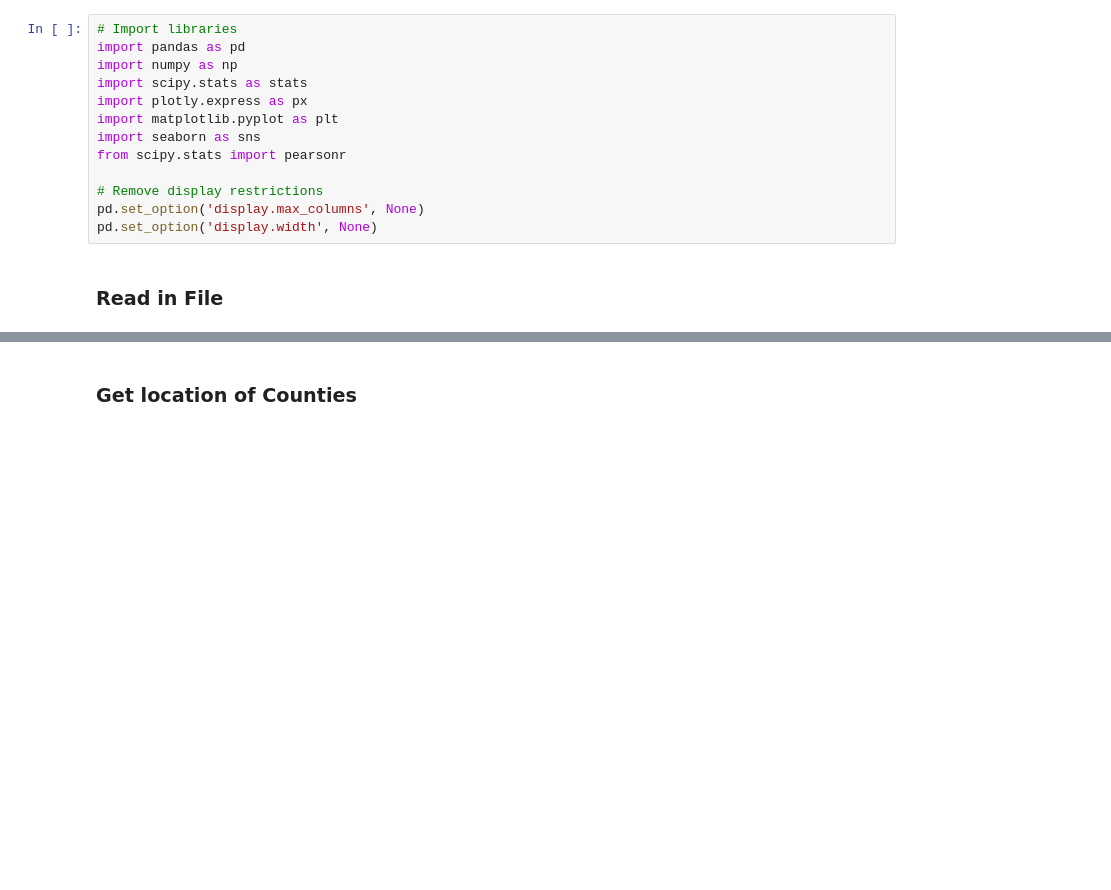
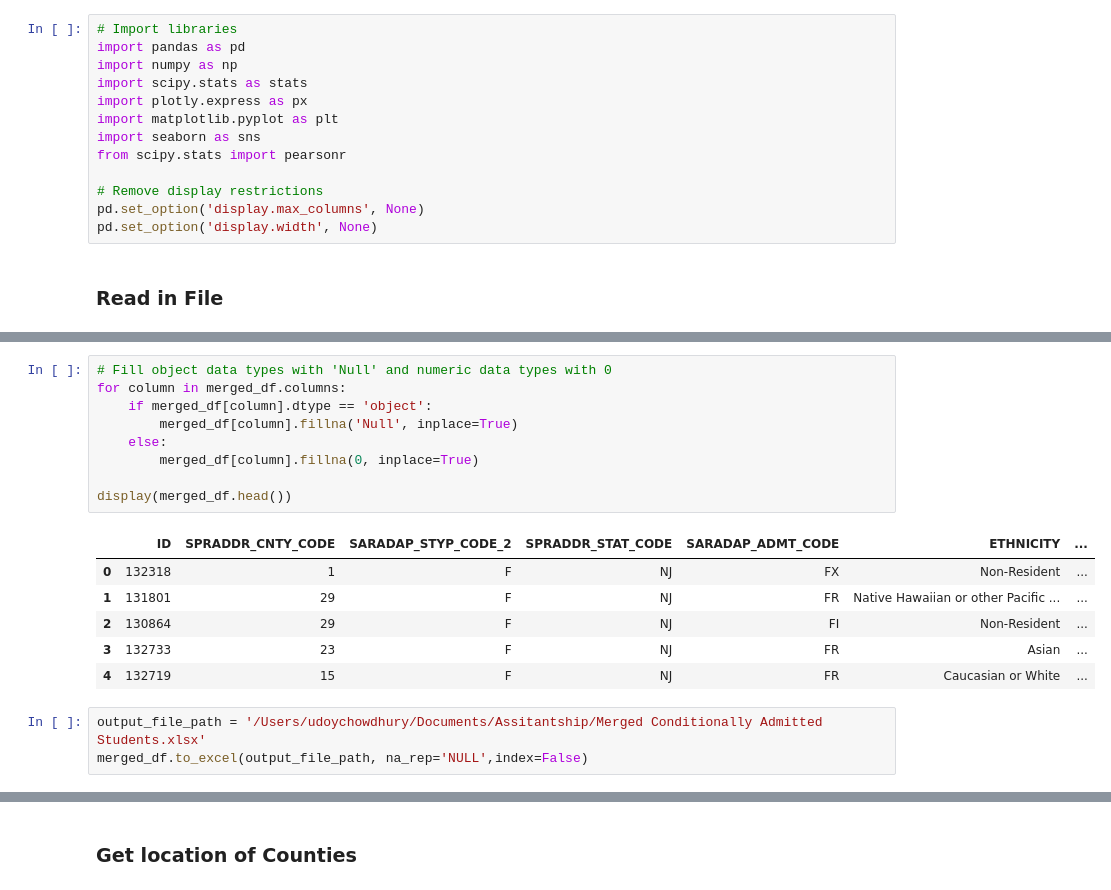
Before and after one commit to udoychowdhury/DataScience, a Jupyter notebook: Assitantship/CleanAndTransformData.ipynb, the cells around one changed output, grey strips where cells are left out. Drawn from its saved outputs; the diff is of its cells as text; blank space fills up the shorter version.

```diff
--- a/Assitantship/CleanAndTransformData.ipynb
+++ b/Assitantship/CleanAndTransformData.ipynb
@@ -26,0 +85,19 @@ df = pd.read_excel(file_path, sheet_name='Conditional Admits')
+# %%
+# Fill object data types with 'Null' and numeric data types with 0
+for column in merged_df.columns:
+    if merged_df[column].dtype == 'object':
+        merged_df[column].fillna('Null', inplace=True)
+    else:
+        merged_df[column].fillna(0, inplace=True)
+
+display(merged_df.head())
+# %% [output]
+|  | ID | SPRADDR_CNTY_CODE | SARADAP_STYP_CODE_2 | SPRADDR_STAT_CODE | SARADAP_ADMT_CODE | ETHNICITY | ... |
+| 0 | 132318 | 1 | F | NJ | FX | Non-Resident | ... |
+| 1 | 131801 | 29 | F | NJ | FR | Native Hawaiian or other Pacific ... | ... |
+| 2 | 130864 | 29 | F | NJ | FI | Non-Resident | ... |
+| 3 | 132733 | 23 | F | NJ | FR | Asian | ... |
+| 4 | 132719 | 15 | F | NJ | FR | Caucasian or White | ... |
+# %%
+output_file_path = '/Users/udoychowdhury/Documents/Assitantship/Merged Conditionally Admitted Students.xlsx'
+merged_df.to_excel(output_file_path, na_rep='NULL',index=False)
```
Also changed, not shown: parts of 8 cells of this notebook, 6 other files.
